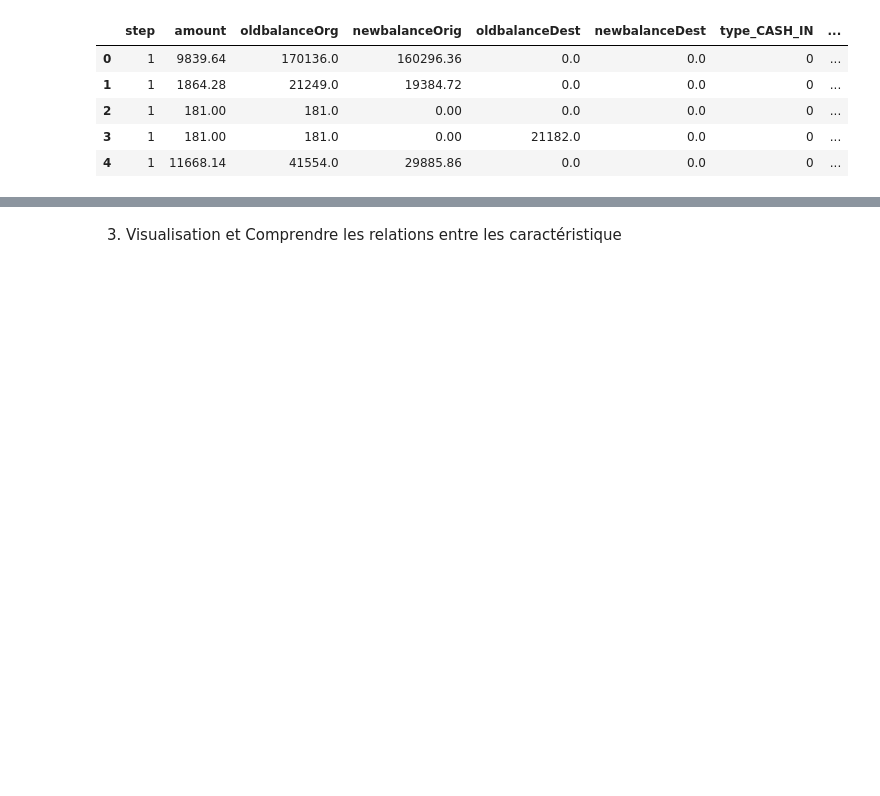
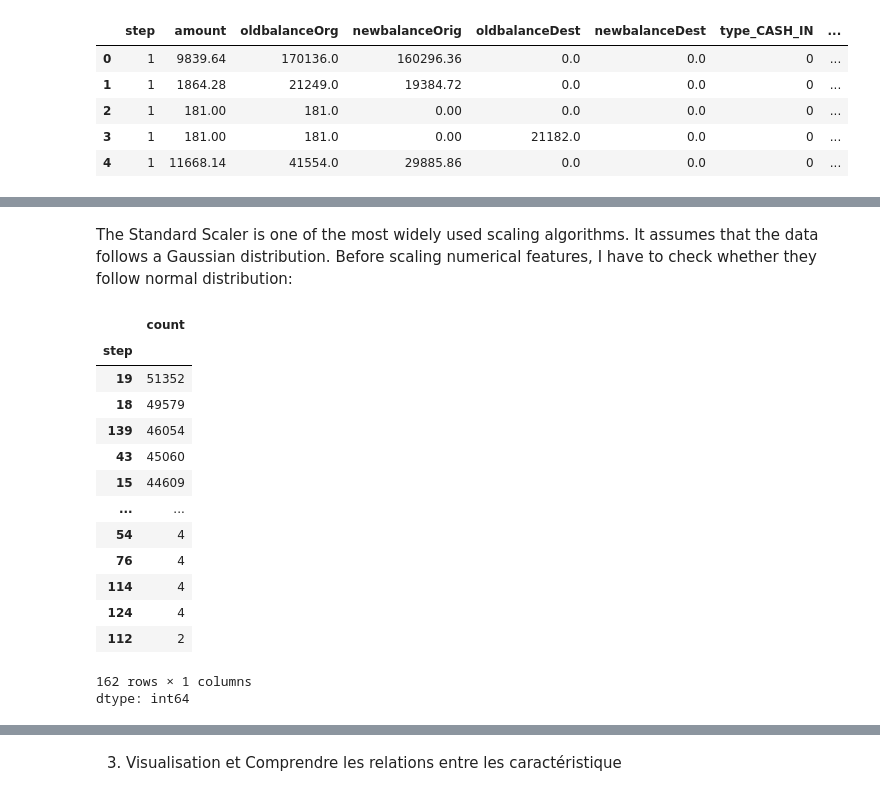
Before and after one commit to BAHAMLAOUHI/Data-Mining-Project, a Jupyter notebook: EDA_&_Preprocessing.ipynb, the cells around one changed output, grey strips where cells are left out. Saved outputs shown, nothing was run; the diff lists cells and outputs as text; code cells hidden in the pictures; blank space fills up the shorter version.

Commit message:
Data Preprocessing

```diff
--- a/EDA_&_Preprocessing.ipynb
+++ b/EDA_&_Preprocessing.ipynb
@@ -385,0 +393,20 @@ df.describe()
+# %% [markdown]
+The Standard Scaler is one of the most widely used scaling algorithms. It assumes that the data follows a Gaussian distribution. Before scaling numerical features, I have to check whether they follow normal distribution:
+# %%
+df["step"].value_counts()
+# %% [output]
+|  | count |
+| step |  |
+| 19 | 51352 |
+| 18 | 49579 |
+| 139 | 46054 |
+| 43 | 45060 |
+| 15 | 44609 |
+| ... | ... |
+| 54 | 4 |
+| 76 | 4 |
+| 114 | 4 |
+| 124 | 4 |
+| 112 | 2 |
+162 rows × 1 columns
+dtype: int64
```
Also changed, not shown: parts of 17 cells of this notebook.
